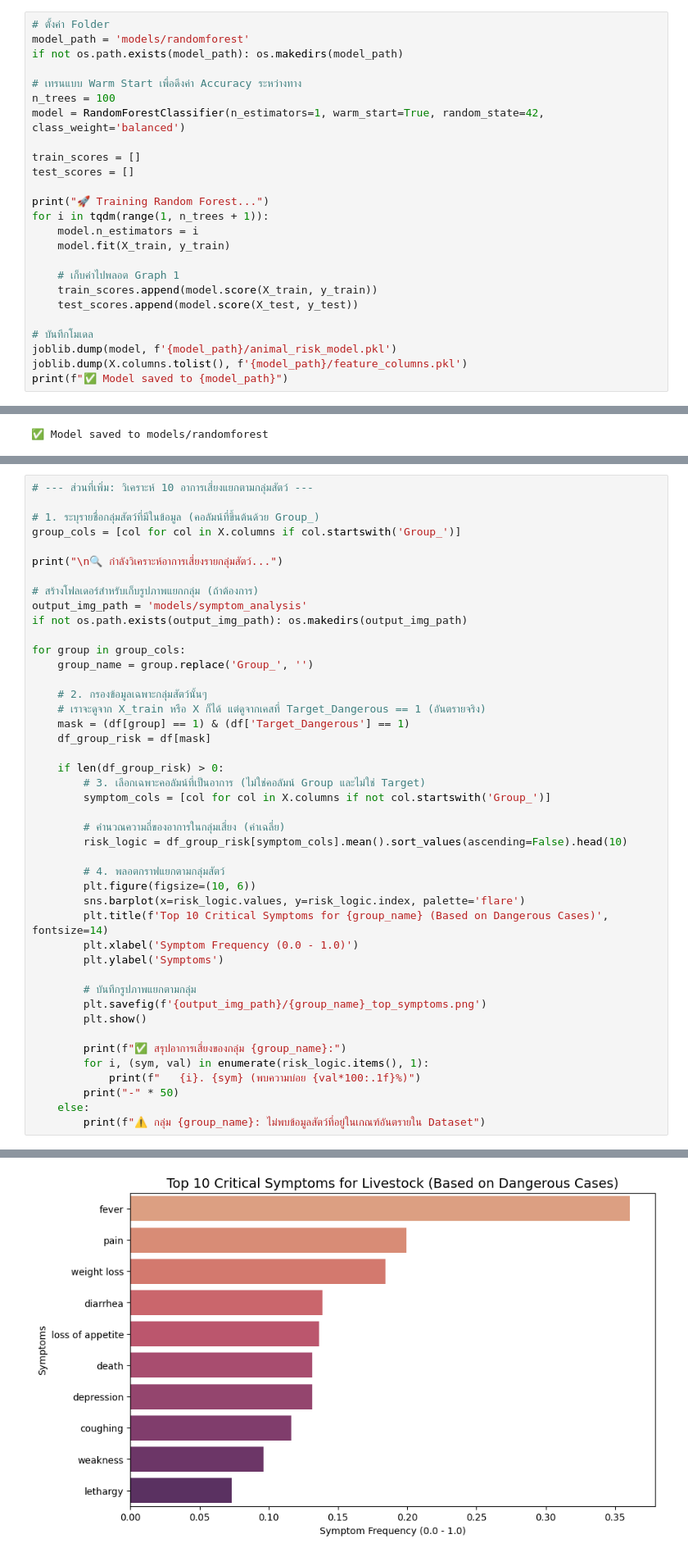
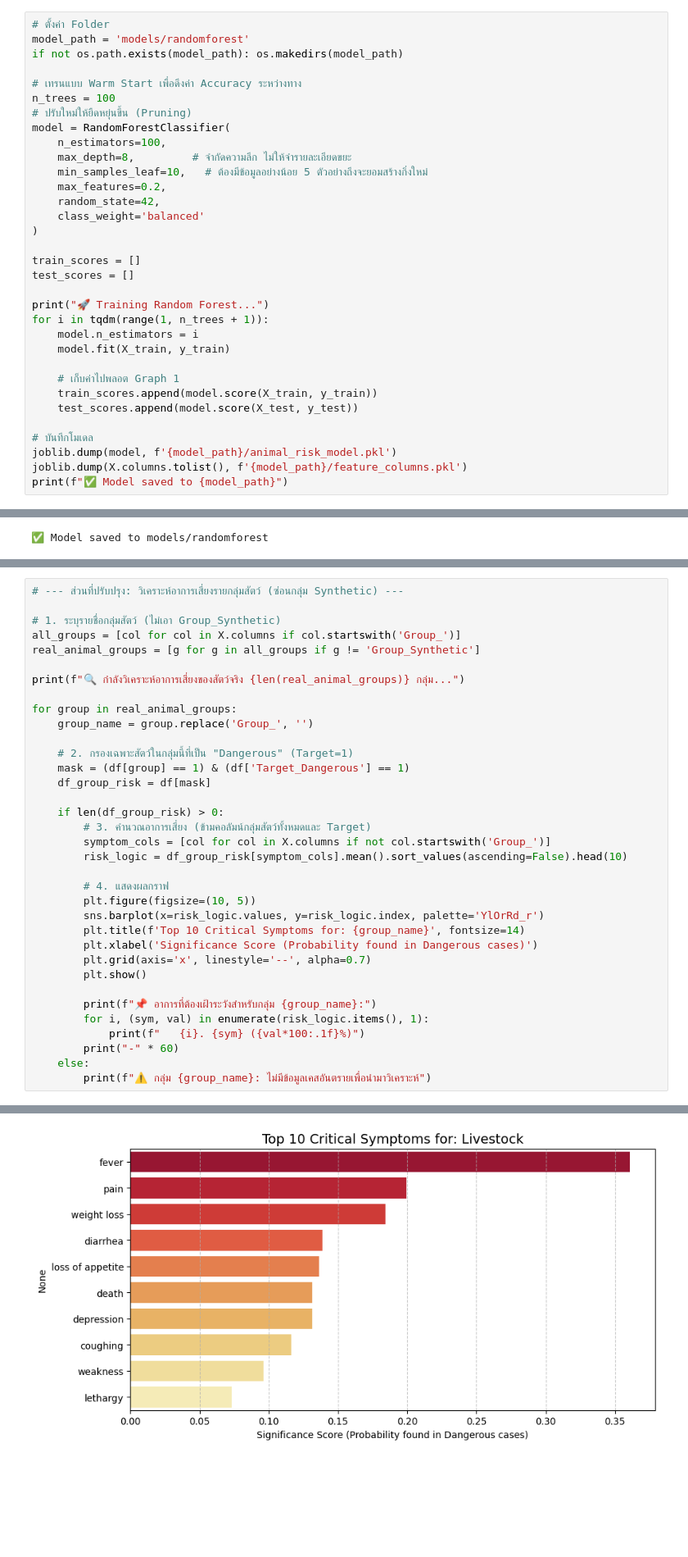
Before and after one commit to Nuttph/datamining-model, a Jupyter notebook: training_ramdomforest.ipynb, the cells around one changed output, grey strips where cells are left out. Shown at 82% size. Saved outputs shown, nothing was run; the diff lists cells and outputs as text; blank space fills up the shorter version.

```diff
--- a/training_ramdomforest.ipynb
+++ b/training_ramdomforest.ipynb
@@ -30,7 +30,15 @@ if not os.path.exists(model_path): os.makedirs(model_path)
 
 # เทรนแบบ Warm Start เพื่อดึงค่า Accuracy ระหว่างทาง
 n_trees = 100
-model = RandomForestClassifier(n_estimators=1, warm_start=True, random_state=42, class_weight='balanced')
+# ปรับใหม่ให้ยืดหยุ่นขึ้น (Pruning)
+model = RandomForestClassifier(
+    n_estimators=100,
+    max_depth=8,         # จำกัดความลึก ไม่ให้จำรายละเอียดขยะ
+    min_samples_leaf=10,   # ต้องมีข้อมูลอย่างน้อย 5 ตัวอย่างถึงจะยอมสร้างกิ่งใหม่
+    max_features=0.2,
+    random_state=42,
+    class_weight='balanced'
+)
 
 train_scores = []
 test_scores = []
@@ -96,45 +104,36 @@ Passing `palette` without assigning `hue` is deprecated and will be removed in v
 # %%
-# --- ส่วนที่เพิ่ม: วิเคราะห์ 10 อาการเสี่ยงแยกตามกลุ่มสัตว์ ---
+# --- ส่วนที่ปรับปรุง: วิเคราะห์อาการเสี่ยงรายกลุ่มสัตว์ (ซ่อนกลุ่ม Synthetic) ---
 
-# 1. ระบุรายชื่อกลุ่มสัตว์ที่มีในข้อมูล (คอลัมน์ที่ขึ้นต้นด้วย Group_)
-group_cols = [col for col in X.columns if col.startswith('Group_')]
+# 1. ระบุรายชื่อกลุ่มสัตว์ (ไม่เอา Group_Synthetic)
+all_groups = [col for col in X.columns if col.startswith('Group_')]
+real_animal_groups = [g for g in all_groups if g != 'Group_Synthetic']
 
-print("\n🔍 กำลังวิเคราะห์อาการเสี่ยงรายกลุ่มสัตว์...")
+print(f"🔍 กำลังวิเคราะห์อาการเสี่ยงของสัตว์จริง {len(real_animal_groups)} กลุ่ม...")
 
-# สร้างโฟลเดอร์สำหรับเก็บรูปภาพแยกกลุ่ม (ถ้าต้องการ)
-output_img_path = 'models/symptom_analysis'
-if not os.path.exists(output_img_path): os.makedirs(output_img_path)
-
-for group in group_cols:
+for group in real_animal_groups:
     group_name = group.replace('Group_', '')
 
-    # 2. กรองข้อมูลเฉพาะกลุ่มสัตว์นั้นๆ
-    # เราจะดูจาก X_train หรือ X ก็ได้ แต่ดูจากเคสที่ Target_Dangerous == 1 (อันตรายจริง)
+    # 2. กรองเฉพาะสัตว์ในกลุ่มนี้ที่เป็น "Dangerous" (Target=1)
     mask = (df[group] == 1) & (df['Target_Dangerous'] == 1)
     df_group_risk = df[mask]
 
     if len(df_group_risk) > 0:
-        # 3. เลือกเฉพาะคอลัมน์ที่เป็นอาการ (ไม่ใช่คอลัมน์ Group และไม่ใช่ Target)
+        # 3. คำนวณอาการเสี่ยง (ข้ามคอลัมน์กลุ่มสัตว์ทั้งหมดและ Target)
         symptom_cols = [col for col in X.columns if not col.startswith('Group_')]
-
-        # คำนวณความถี่ของอาการในกลุ่มเสี่ยง (ค่าเฉลี่ย)
         risk_logic = df_group_risk[symptom_cols].mean().sort_values(ascending=False).head(10)
 
-        # 4. พลอตกราฟแยกตามกลุ่มสัตว์
-        plt.figure(figsize=(10, 6))
-        sns.barplot(x=risk_logic.values, y=risk_logic.index, palette='flare')
-        plt.title(f'Top 10 Critical Symptoms for {group_name} (Based on Dangerous Cases)', fontsize=14)
-        plt.xlabel('Symptom Frequency (0.0 - 1.0)')
-        plt.ylabel('Symptoms')
-
-        # บันทึกรูปภาพแยกตามกลุ่ม
-        plt.savefig(f'{output_img_path}/{group_name}_top_symptoms.png')
+        # 4. แสดงผลกราฟ
+        plt.figure(figsize=(10, 5))
+        sns.barplot(x=risk_logic.values, y=risk_logic.index, palette='YlOrRd_r')
+        plt.title(f'Top 10 Critical Symptoms for: {group_name}', fontsize=14)
+        plt.xlabel('Significance Score (Probability found in Dangerous cases)')
+        plt.grid(axis='x', linestyle='--', alpha=0.7)
         plt.show()
 
-        print(f"✅ สรุปอาการเสี่ยงของกลุ่ม {group_name}:")
+        print(f"📌 อาการที่ต้องเฝ้าระวังสำหรับกลุ่ม {group_name}:")
         for i, (sym, val) in enumerate(risk_logic.items(), 1):
-            print(f"   {i}. {sym} (พบความบ่อย {val*100:.1f}%)")
-        print("-" * 50)
+            print(f"   {i}. {sym} ({val*100:.1f}%)")
+        print("-" * 60)
     else:
-        print(f"⚠️ กลุ่ม {group_name}: ไม่พบข้อมูลสัตว์ที่อยู่ในเกณฑ์อันตรายใน Dataset")
+        print(f"⚠️ กลุ่ม {group_name}: ไม่มีข้อมูลเคสอันตรายเพื่อนำมาวิเคราะห์")
 # %% [output]
@@ -145 +144 @@ Passing `palette` without assigning `hue` is deprecated and will be removed in v
-[figure, old version]
+[figure, new version]
```
Also changed, not shown: parts of 8 cells of this notebook, 6 other files.
